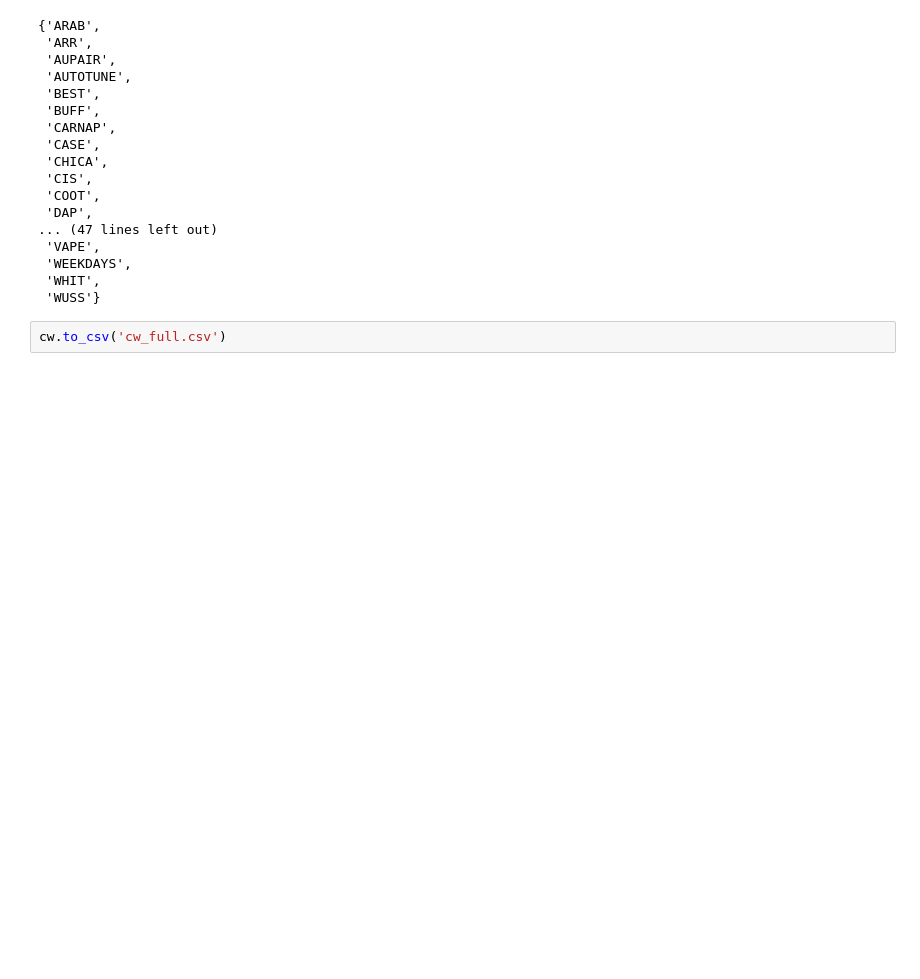
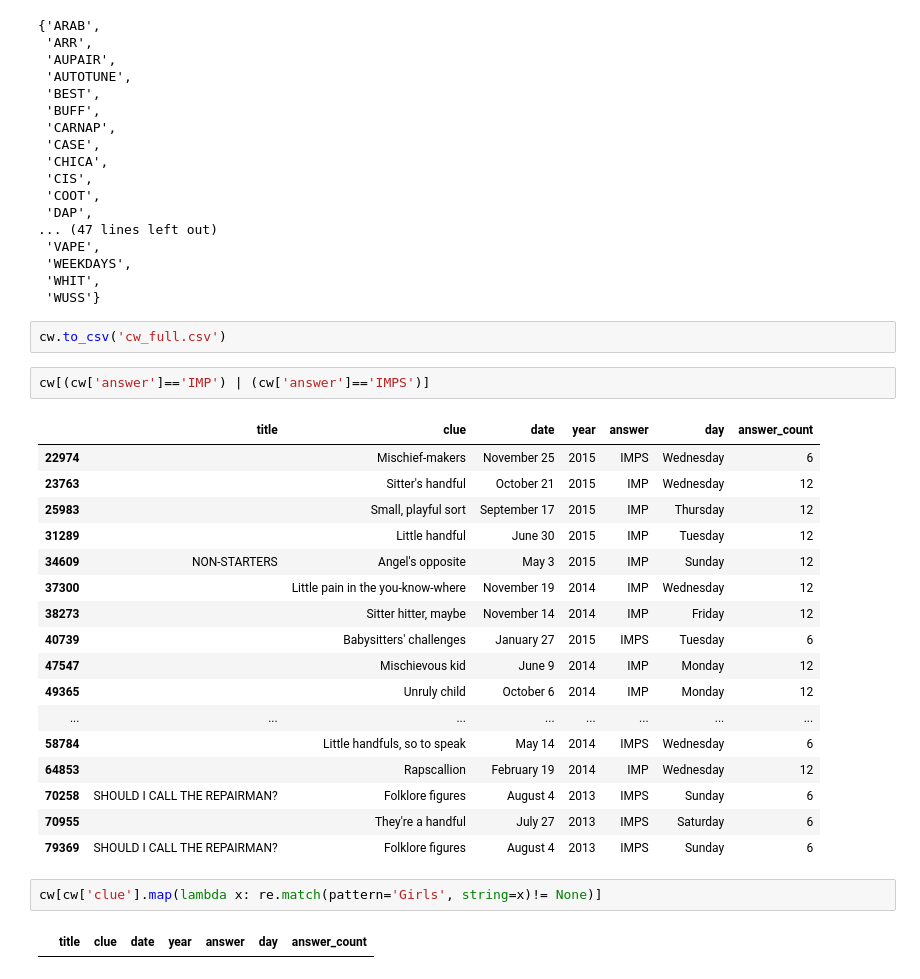
Before and after one commit to nycdatasci/bootcamp009_project, a Jupyter notebook: Project2-WebScraping/cw/CW_wrangling.ipynb, the cells around one changed output. Saved outputs shown, nothing was run; the diff lists cells and outputs as text; blank space fills up the shorter version.

```diff
--- a/Project2-WebScraping/cw/CW_wrangling.ipynb
+++ b/Project2-WebScraping/cw/CW_wrangling.ipynb
@@ -346,3 +346,27 @@ common_words
  'WUSS'}
 # %%
 cw.to_csv('cw_full.csv')
+# %%
+cw[(cw['answer']=='IMP') | (cw['answer']=='IMPS')]
+# %% [output]
+|  | title | clue | date | year | answer | day | answer_count |
+| 22974 |  | Mischief-makers | November 25 | 2015 | IMPS | Wednesday | 6 |
+| 23763 |  | Sitter's handful | October 21 | 2015 | IMP | Wednesday | 12 |
+| 25983 |  | Small, playful sort | September 17 | 2015 | IMP | Thursday | 12 |
+| 31289 |  | Little handful | June 30 | 2015 | IMP | Tuesday | 12 |
+| 34609 | NON-STARTERS | Angel's opposite | May 3 | 2015 | IMP | Sunday | 12 |
+| 37300 |  | Little pain in the you-know-where | November 19 | 2014 | IMP | Wednesday | 12 |
+| 38273 |  | Sitter hitter, maybe | November 14 | 2014 | IMP | Friday | 12 |
+| 40739 |  | Babysitters' challenges | January 27 | 2015 | IMPS | Tuesday | 6 |
+| 47547 |  | Mischievous kid | June 9 | 2014 | IMP | Monday | 12 |
+| 49365 |  | Unruly child | October 6 | 2014 | IMP | Monday | 12 |
+| ... | ... | ... | ... | ... | ... | ... | ... |
+| 58784 |  | Little handfuls, so to speak | May 14 | 2014 | IMPS | Wednesday | 6 |
+| 64853 |  | Rapscallion | February 19 | 2014 | IMP | Wednesday | 12 |
+| 70258 | SHOULD I CALL THE REPAIRMAN? | Folklore figures | August 4 | 2013 | IMPS | Sunday | 6 |
+| 70955 |  | They're a handful | July 27 | 2013 | IMPS | Saturday | 6 |
+| 79369 | SHOULD I CALL THE REPAIRMAN? | Folklore figures | August 4 | 2013 | IMPS | Sunday | 6 |
+# %%
+cw[cw['clue'].map(lambda x: re.match(pattern='Girls', string=x)!= None)]
+# %% [output]
+|  | title | clue | date | year | answer | day | answer_count |
```
Also changed, not shown: parts of 3 cells of this notebook, 22 other files.
